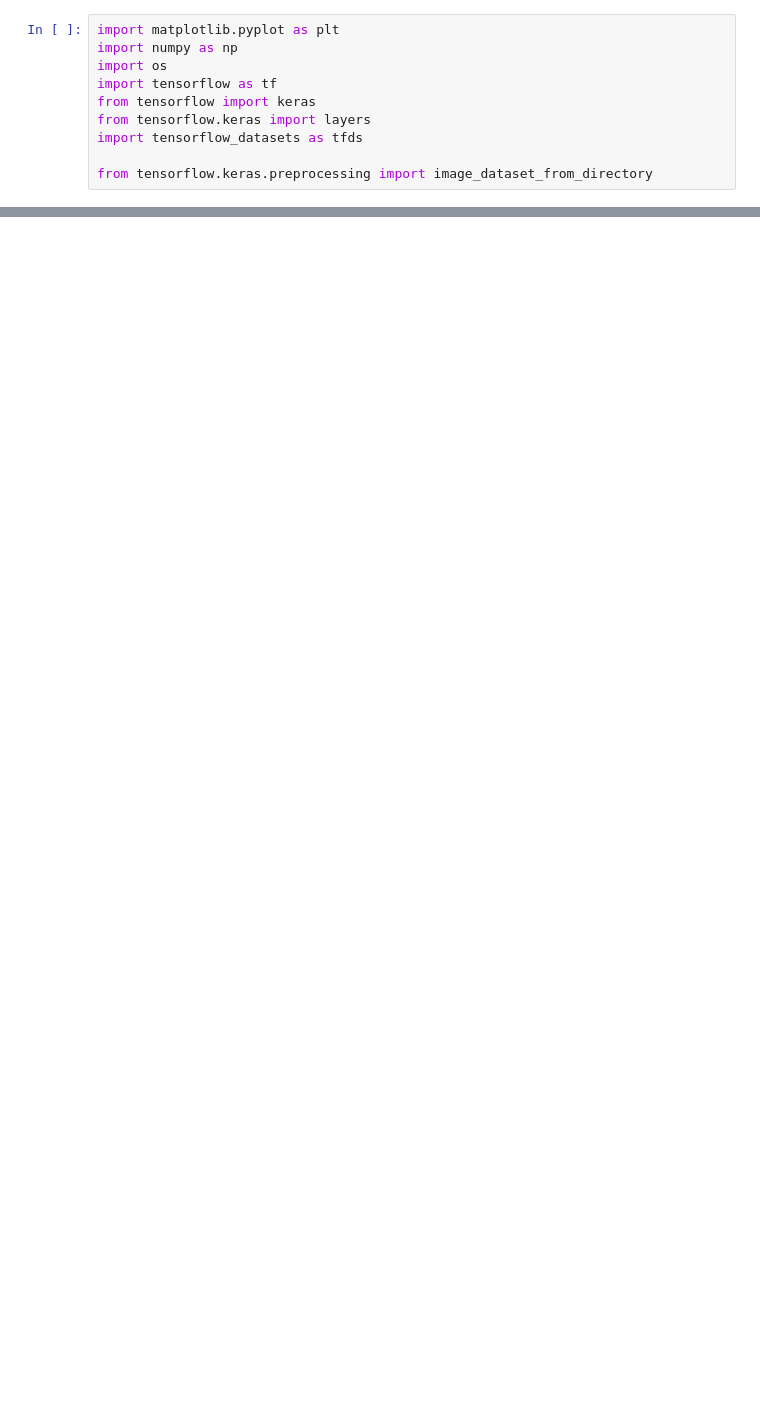
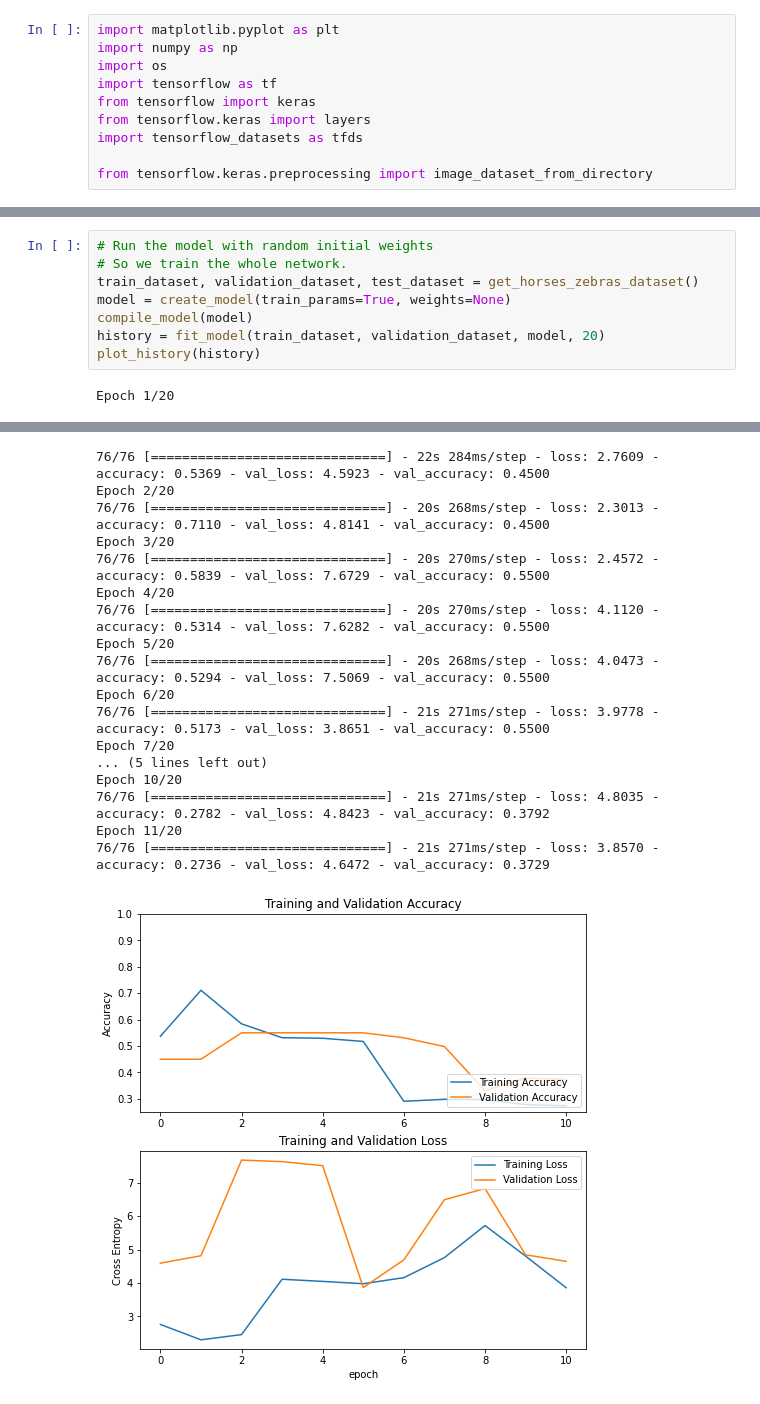
Before and after one commit to markustoivonen/AIHealthTech2020, a Jupyter notebook: exercises/ex7_1.ipynb, the cells around one changed output, grey strips where cells are left out. Drawn from its saved outputs; the diff is of its cells as text; blank space fills up the shorter version.

```diff
--- a/exercises/ex7_1.ipynb
+++ b/exercises/ex7_1.ipynb
@@ -267,0 +136,10 @@ plt.show()
+# %%
+# Run the model with random initial weights
+# So we train the whole network.
+train_dataset, validation_dataset, test_dataset = get_horses_zebras_dataset()
+model = create_model(train_params=True, weights=None)
+compile_model(model)
+history = fit_model(train_dataset, validation_dataset, model, 20)
+plot_history(history)
+# %% [output]
+Epoch 1/20
@@ -267,0 +147,18 @@ plt.show()
+76/76 [==============================] - 22s 284ms/step - loss: 2.7609 - accuracy: 0.5369 - val_loss: 4.5923 - val_accuracy: 0.4500
+Epoch 2/20
+76/76 [==============================] - 20s 268ms/step - loss: 2.3013 - accuracy: 0.7110 - val_loss: 4.8141 - val_accuracy: 0.4500
+Epoch 3/20
+76/76 [==============================] - 20s 270ms/step - loss: 2.4572 - accuracy: 0.5839 - val_loss: 7.6729 - val_accuracy: 0.5500
+Epoch 4/20
+76/76 [==============================] - 20s 270ms/step - loss: 4.1120 - accuracy: 0.5314 - val_loss: 7.6282 - val_accuracy: 0.5500
+Epoch 5/20
+76/76 [==============================] - 20s 268ms/step - loss: 4.0473 - accuracy: 0.5294 - val_loss: 7.5069 - val_accuracy: 0.5500
+Epoch 6/20
+76/76 [==============================] - 21s 271ms/step - loss: 3.9778 - accuracy: 0.5173 - val_loss: 3.8651 - val_accuracy: 0.5500
+Epoch 7/20
+... (5 lines left out)
+Epoch 10/20
+76/76 [==============================] - 21s 271ms/step - loss: 4.8035 - accuracy: 0.2782 - val_loss: 4.8423 - val_accuracy: 0.3792
+Epoch 11/20
+76/76 [==============================] - 21s 271ms/step - loss: 3.8570 - accuracy: 0.2736 - val_loss: 4.6472 - val_accuracy: 0.3729
+[figure, added]
```
Also changed, not shown: parts of 22 cells of this notebook.
